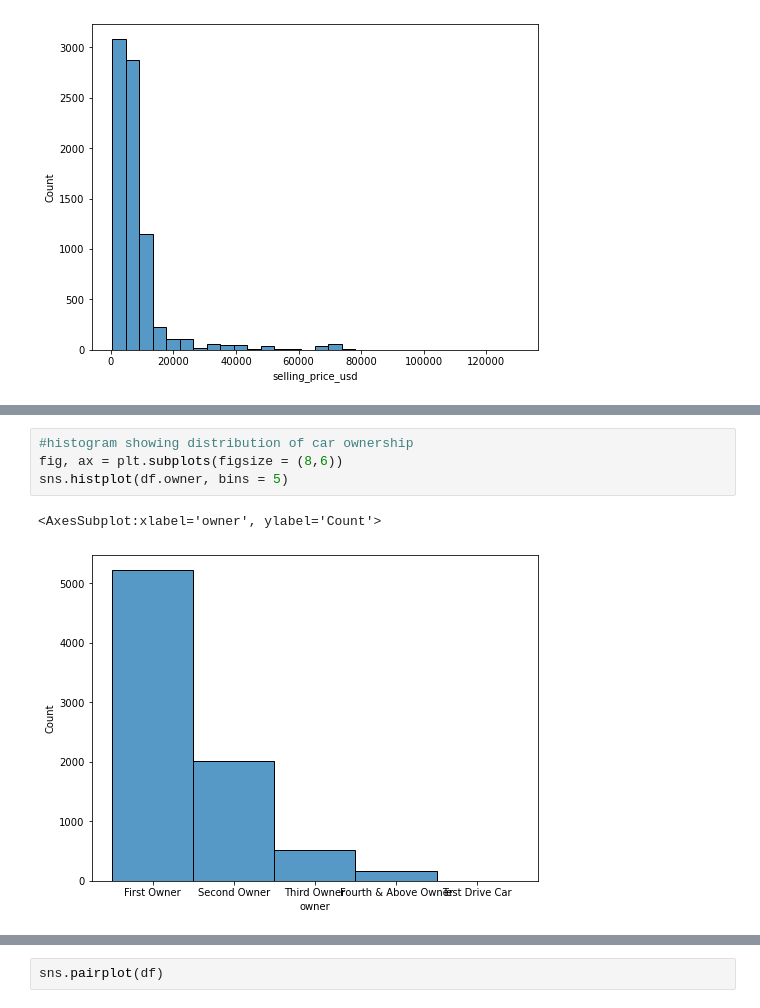
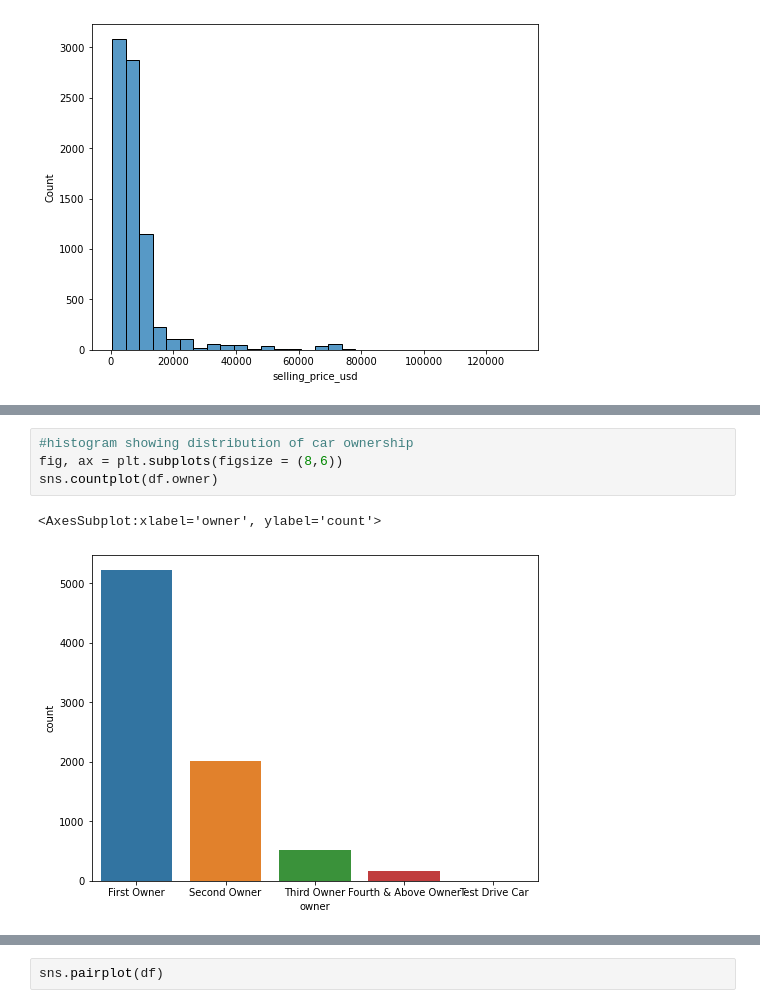
Before and after one commit to rylewww/Vehicle-Regression-Analysis, a Jupyter notebook: Car-Price-Cleaning-EDA.ipynb, the cells around one changed output, grey strips where cells are left out. Drawn from its saved outputs; the diff is of its cells as text.

```diff
--- a/Car-Price-Cleaning-EDA.ipynb
+++ b/Car-Price-Cleaning-EDA.ipynb
@@ -212,7 +254,7 @@ sns.histplot(df.year, bins = 20)
 # %%
 #histogram showing distribution of car ownership
 fig, ax = plt.subplots(figsize = (8,6))
-sns.histplot(df.owner, bins = 5)
+sns.countplot(df.owner)
 # %% [output]
-<AxesSubplot:xlabel='owner', ylabel='Count'>
+<AxesSubplot:xlabel='owner', ylabel='count'>
-[figure, old version]
+[figure, new version]
```
Also changed, not shown: parts of 12 cells of this notebook.
